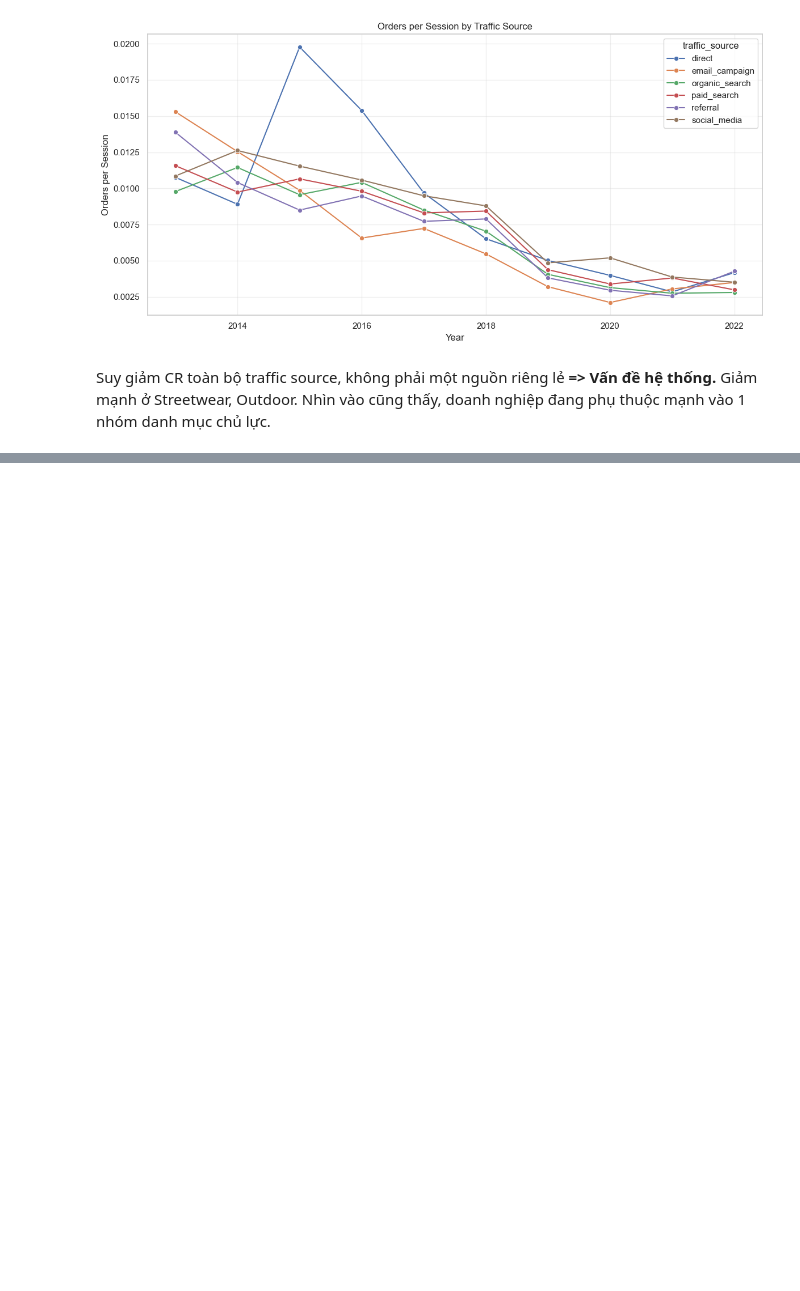
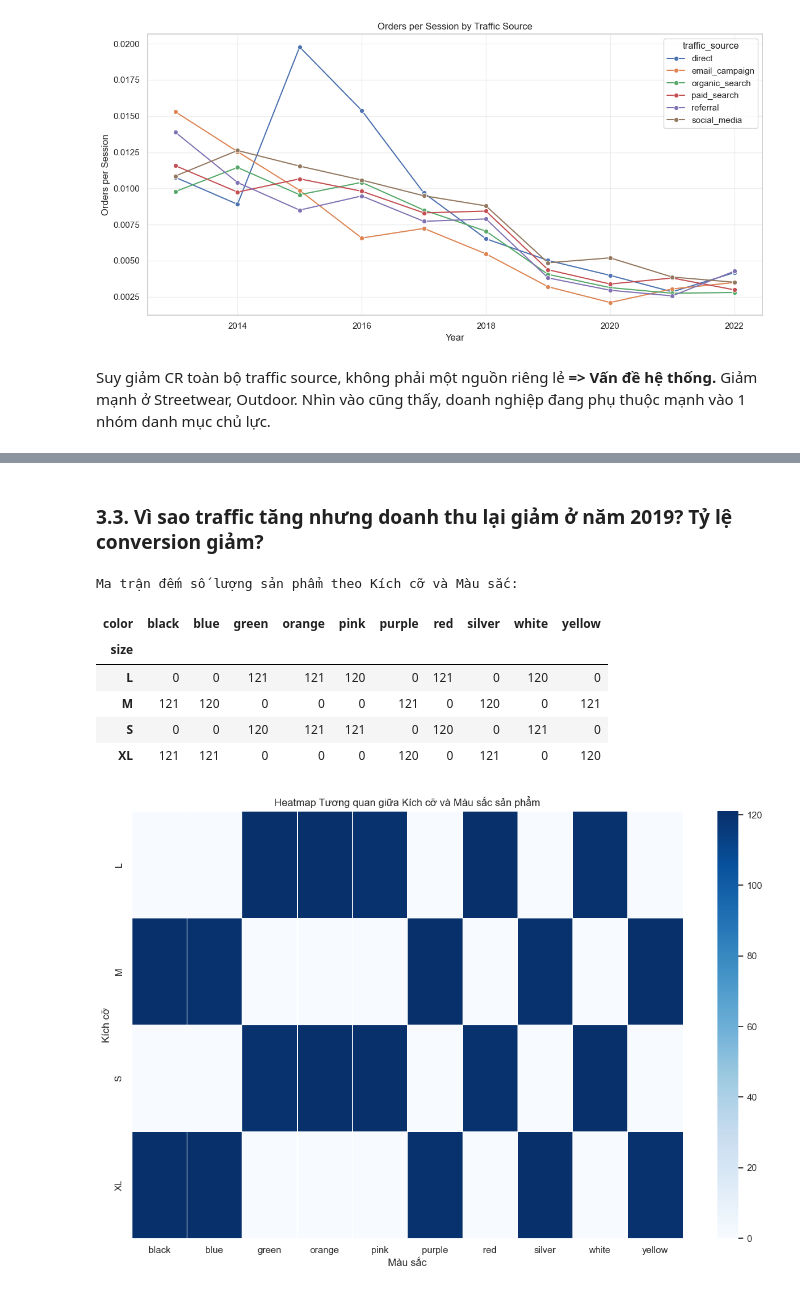
Before and after one commit to huydt11502/revenue_forecast_ecommerce, a Jupyter notebook: notebooks/05_business_analysis.ipynb, the cells around one changed output, grey strips where cells are left out. Cells and saved outputs as stored; diff of their text form; code cells hidden in the pictures; blank space fills up the shorter version.

```diff
--- a/notebooks/05_business_analysis.ipynb
+++ b/notebooks/05_business_analysis.ipynb
@@ -445,0 +804,42 @@ Giảm mạnh ở Streetwear, Outdoor. Nhìn vào cũng thấy, doanh nghiệp
+# %% [markdown]
+### 3.3. Vì sao traffic tăng nhưng doanh thu lại giảm ở năm 2019? Tỷ lệ conversion giảm?
+# %%
+# copy dataframe
+products_df = products.copy()
+
+# tạo ma trận size-color
+size_color_counts = (
+    products_df
+    .groupby(['size', 'color'])
+    .size()
+    .unstack(fill_value=0)
+)
+
+print("Ma trận đếm số lượng sản phẩm theo Kích cỡ và Màu sắc:")
+display(size_color_counts.head())
+
+# vẽ heatmap
+plt.figure(figsize=(12, 8))
+
+sns.heatmap(
+    size_color_counts,
+    annot=False,
+    cmap='Blues',
+    linewidths=.5
+)
+
+plt.title('Heatmap Tương quan giữa Kích cỡ và Màu sắc sản phẩm')
+plt.xlabel('Màu sắc')
+plt.ylabel('Kích cỡ')
+
+plt.tight_layout()
+plt.show()
+# %% [output]
+Ma trận đếm số lượng sản phẩm theo Kích cỡ và Màu sắc:
+| color | black | blue | green | orange | pink | purple | red | silver | white | yellow |
+| size |  |  |  |  |  |  |  |  |  |  |
+| L | 0 | 0 | 121 | 121 | 120 | 0 | 121 | 0 | 120 | 0 |
+| M | 121 | 120 | 0 | 0 | 0 | 121 | 0 | 120 | 0 | 121 |
+| S | 0 | 0 | 120 | 121 | 121 | 0 | 120 | 0 | 121 | 0 |
+| XL | 121 | 121 | 0 | 0 | 0 | 120 | 0 | 121 | 0 | 120 |
+[figure, added]
```
Also changed, not shown: parts of 26 cells of this notebook.
